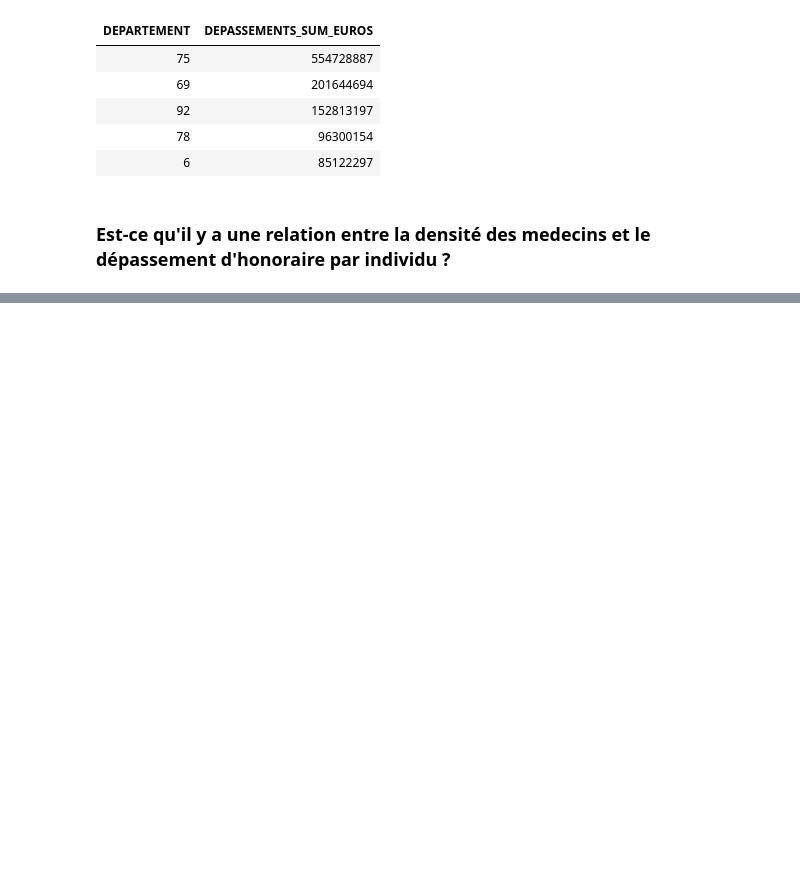
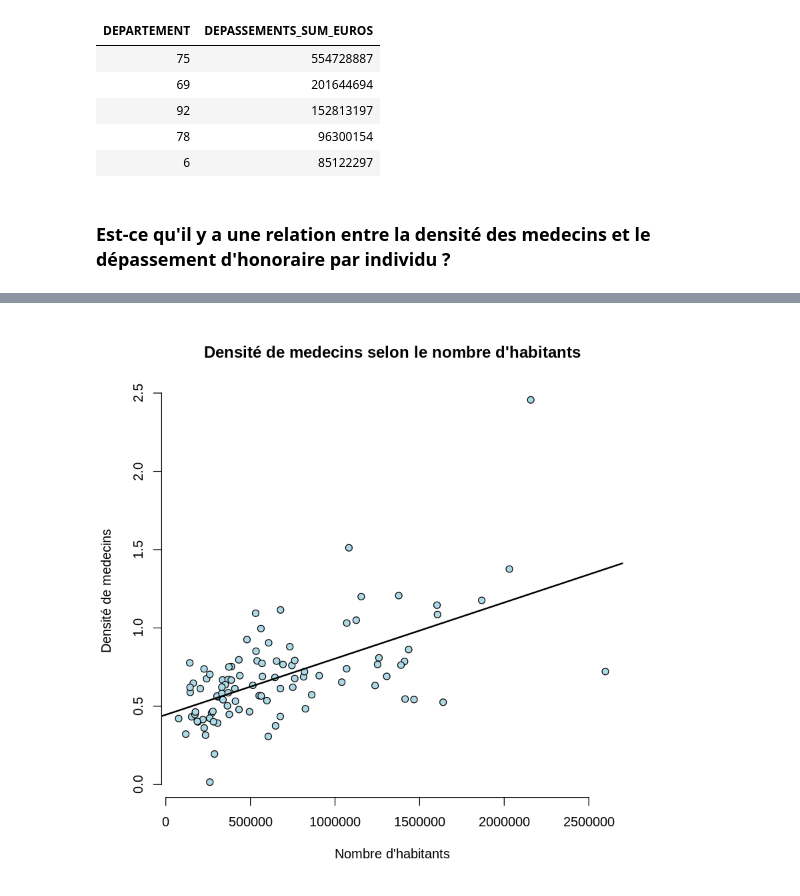
Before and after one commit to radcheb/R_course, a Jupyter notebook: TP1/TP hackathon Etalab- solution.ipynb, the cells around one changed output, grey strips where cells are left out. Saved outputs shown, nothing was run; the diff lists cells and outputs as text; code cells hidden in the pictures; blank space fills up the shorter version.

```diff
--- a/TP1/TP hackathon Etalab- solution.ipynb
+++ b/TP1/TP hackathon Etalab- solution.ipynb
@@ -180,0 +189,8 @@ Warning message in evalq(as.numeric(DEPASSEMENTS_EUROS), <environment>):
+# %%
+dense_pop_df = pop_age_dep_df %>%
+    rename(T_TOTAL="T Total", DEPARTEMENT = "NumDepartement") %>%
+    mutate(DEPARTEMENT = as.numeric(DEPARTEMENT)) %>%
+    mutate(T_TOTAL = as.numeric(T_TOTAL)) %>%
+    filter(!is.na(DEPARTEMENT)) %>%
+    select(DEPARTEMENT, T_TOTAL)
+head(arrange(dense_pop_df, desc(T_TOTAL)))
@@ -180,0 +208,4 @@ Warning message in evalq(as.numeric(DEPASSEMENTS_EUROS), <environment>):
+# %%
+honoraires_dept_pop_df <- left_join(honoraires_dept_df, dense_pop_df)
+head(honoraires_dept_pop_df)
+nrow(honoraires_dept_pop_df)
@@ -180,0 +222,6 @@ Warning message in evalq(as.numeric(DEPASSEMENTS_EUROS), <environment>):
+# %%
+honoraires_dept_pop_df <- honoraires_dept_pop_df %>%
+    mutate(DENSITE_MEDECIN=EFFECTIFS_SUM/T_TOTAL*1000) %>%
+    mutate(DEPACEMENT_INDIVIDU=DEPASSEMENTS_SUM_EUROS/T_TOTAL) %>%
+    mutate(HONORAIRES_SANS_DEPASSEMENT_INDIVIDU=HONORAIRES_SANS_DEPASSEMENT_SUM/T_TOTAL)
+head(honoraires_dept_pop_df)
@@ -180,0 +236,10 @@ Warning message in evalq(as.numeric(DEPASSEMENTS_EUROS), <environment>):
+# %%
+plot(honoraires_dept_pop_df$T_TOTAL, honoraires_dept_pop_df$DENSITE_MEDECIN,
+     xlab = "Nombre d'habitants",
+     ylab = "Densité de medecins",
+     bg = "lightblue",
+     col = "black", cex = 1.1, pch = 21,frame = FALSE)
+abline(lm(DENSITE_MEDECIN ~ T_TOTAL, data = honoraires_dept_pop_df), lwd = 2)
+title("Densité de medecins selon le nombre d'habitants")
+# %% [output]
+[figure, added]
```
Also changed, not shown: parts of 10 cells of this notebook, 2 other files.
